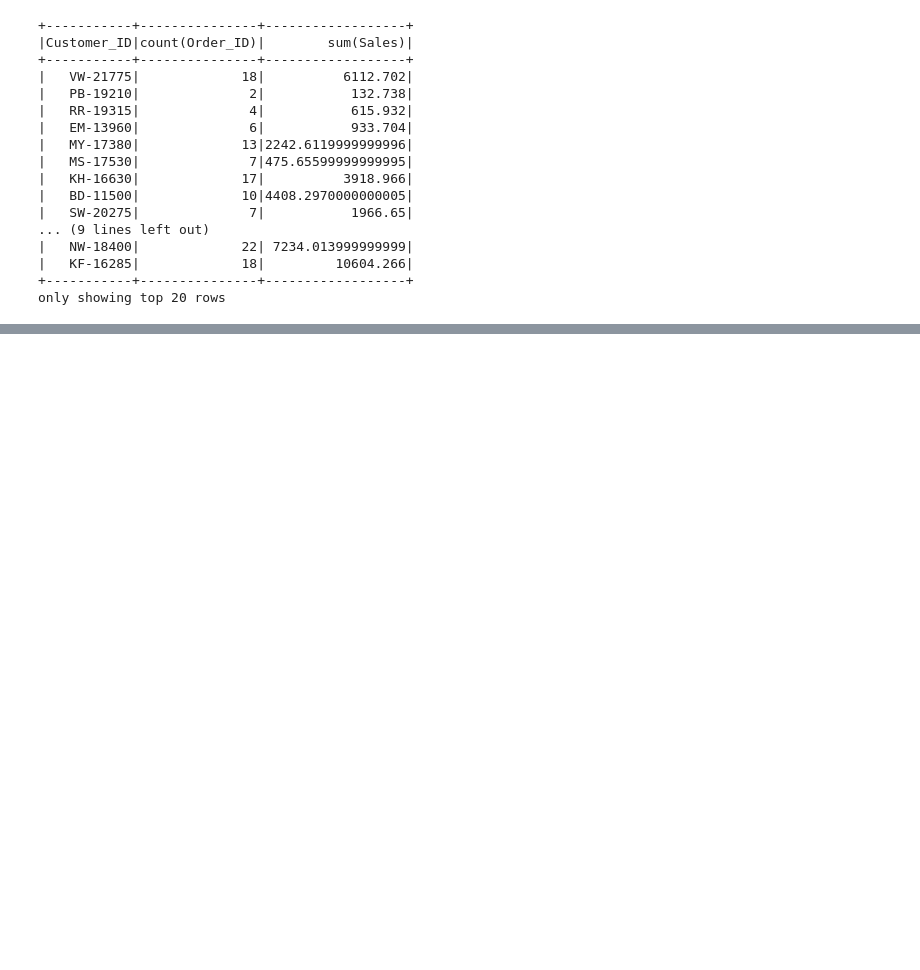
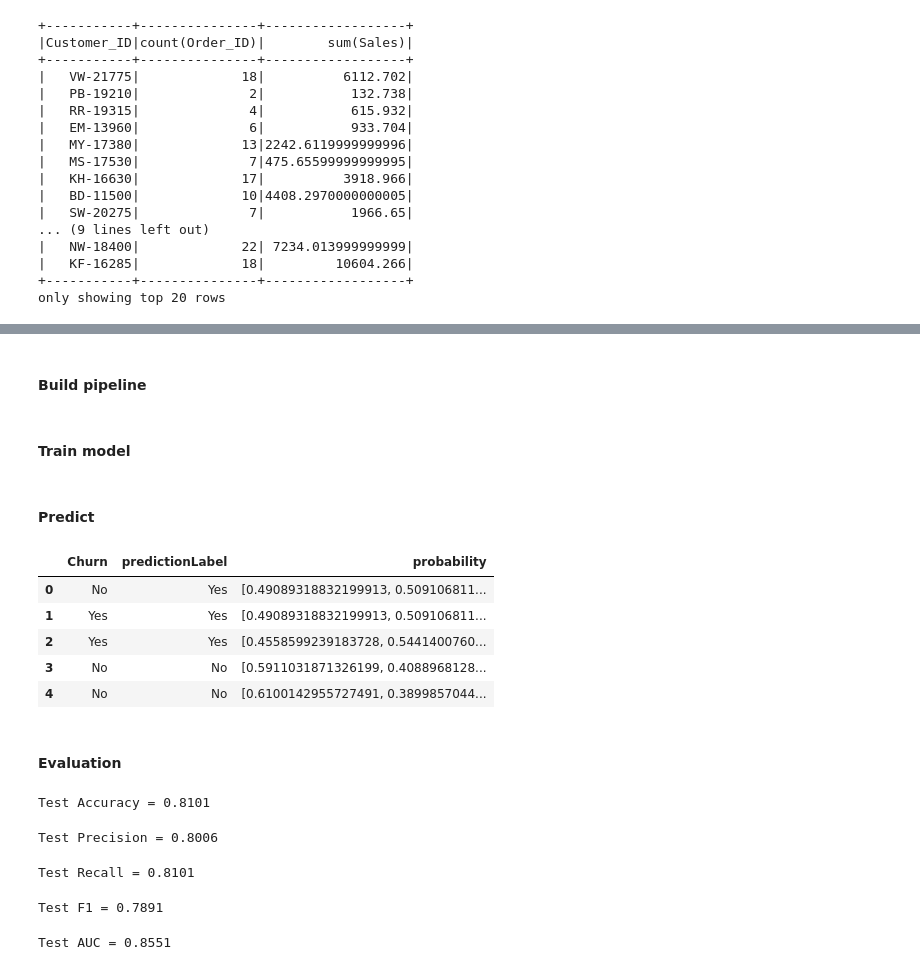
Before and after one commit to ppkgtmm/big-data, a Jupyter notebook: Lecture 7 - Spark Data Operation and Machine Learning/Spark_Operation_and_Machine_Learning.ipynb, the cells around one changed output, grey strips where cells are left out. Saved outputs shown, nothing was run; the diff lists cells and outputs as text; code cells hidden in the pictures; blank space fills up the shorter version.

```diff
--- a/Lecture 7 - Spark Data Operation and Machine Learning/Spark_Operation_and_Machine_Learning.ipynb
+++ b/Lecture 7 - Spark Data Operation and Machine Learning/Spark_Operation_and_Machine_Learning.ipynb
@@ -381,0 +526,2 @@ only showing top 20 rows
+# %%
+rf = RandomForestClassifier(featuresCol='features', labelCol=target_name)
@@ -381,0 +530,14 @@ only showing top 20 rows
+# %%
+label_inverter = IndexToString(
+    inputCol='prediction',
+    outputCol='predictionLabel',
+    labels = churn_indexer.fit(trainset).labels
+)
+# %% [markdown]
+#### Build pipeline
+# %%
+pipeline = Pipeline(
+    stages=preprocessor + [churn_indexer, vec_assembler, rf, label_inverter]
+)
+# %% [markdown]
+#### Train model
@@ -381,0 +546,64 @@ only showing top 20 rows
+# %% [markdown]
+#### Predict
+# %%
+predictions = model.transform(testset)
+(
+  predictions
+ .select(['Churn', 'predictionLabel', 'probability'])
+ .limit(5)
+ .toPandas()
+)
+# %% [output]
+|  | Churn | predictionLabel | probability |
+| 0 | No | Yes | [0.49089318832199913, 0.509106811... |
+| 1 | Yes | Yes | [0.49089318832199913, 0.509106811... |
+| 2 | Yes | Yes | [0.4558599239183728, 0.5441400760... |
+| 3 | No | No | [0.5911031871326199, 0.4088968128... |
+| 4 | No | No | [0.6100142955727491, 0.3899857044... |
+# %% [markdown]
+#### Evaluation
+# %%
+acc_evaluator = MulticlassClassificationEvaluator(
+    labelCol=target_name,
+    predictionCol='prediction',
+    metricName='accuracy'
+)
+print('Test Accuracy = {:.4f}'.format(acc_evaluator.evaluate(predictions)))
+# %% [output]
+Test Accuracy = 0.8101
+# %%
+prec_evaluator = MulticlassClassificationEvaluator(
+    labelCol=target_name,
+    predictionCol='prediction',
+    metricName='weightedPrecision'
+)
+print('Test Precision = {:.4f}'.format(prec_evaluator.evaluate(predictions)))
+# %% [output]
+Test Precision = 0.8006
+# %%
+rec_evaluator = MulticlassClassificationEvaluator(
+    labelCol=target_name,
+    predictionCol='prediction',
+    metricName='weightedRecall'
+)
+print('Test Recall = {:.4f}'.format(rec_evaluator.evaluate(predictions)))
+# %% [output]
+Test Recall = 0.8101
+# %%
+f1_evaluator = MulticlassClassificationEvaluator(
+    labelCol=target_name,
+    predictionCol='prediction',
+    metricName='f1'
+)
+print('Test F1 = {:.4f}'.format(f1_evaluator.evaluate(predictions)))
+# %% [output]
+Test F1 = 0.7891
+# %%
+auc_evaluator = BinaryClassificationEvaluator(
+    labelCol=target_name,
+    rawPredictionCol='rawPrediction',
+    metricName='areaUnderROC'
+)
+print('Test AUC = {:.4f}'.format(auc_evaluator.evaluate(predictions)))
+# %% [output]
+Test AUC = 0.8551
```
Also changed, not shown: parts of 55 cells of this notebook.
